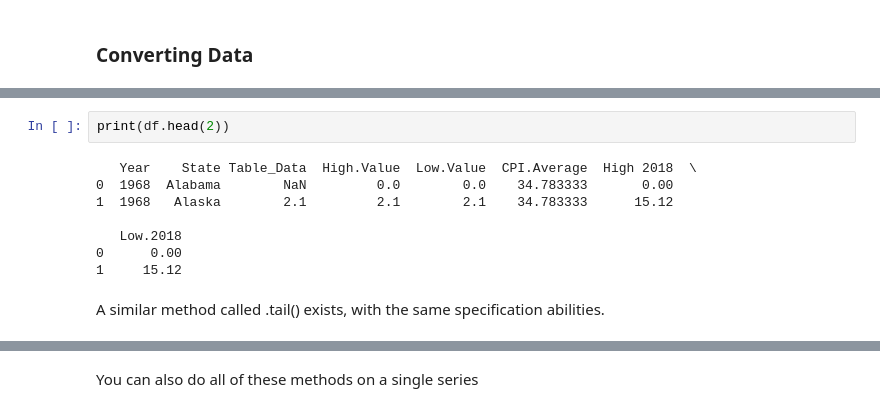
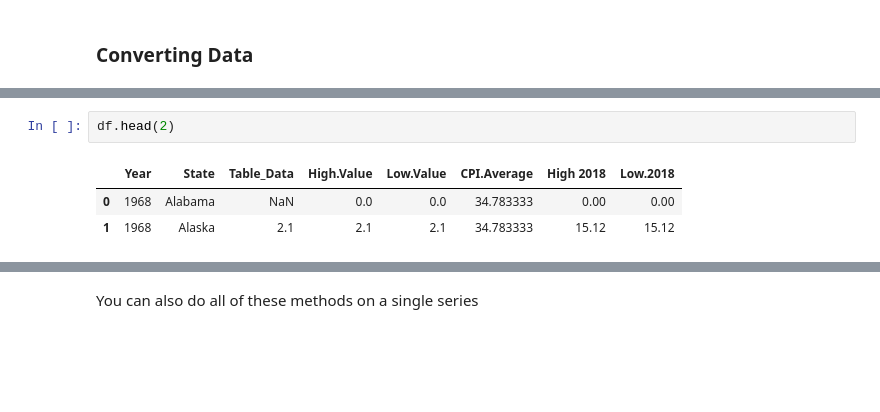
Before and after one commit to UI-Research/python-at-urban, a Jupyter notebook: content/notebooks/intro-to-pandas.ipynb, the cells around one changed output, grey strips where cells are left out. Drawn from its saved outputs; the diff is of its cells as text; blank space fills up the shorter version.

```diff
--- a/content/notebooks/pandas-guide.ipynb
+++ b/content/notebooks/intro-to-pandas.ipynb
@@ -305,12 +286,6 @@ print(df.head())
 # %%
-print(df.head(2))
+df.head(2)
 # %% [output]
-   Year    State Table_Data  High.Value  Low.Value  CPI.Average  High 2018  \
-0  1968  Alabama        NaN         0.0        0.0    34.783333       0.00
-1  1968   Alaska        2.1         2.1        2.1    34.783333      15.12
-
-   Low.2018
-0      0.00
-1     15.12
+|  | Year | State | Table_Data | High.Value | Low.Value | CPI.Average | High 2018 | Low.2018 |
+| 0 | 1968 | Alabama | NaN | 0.0 | 0.0 | 34.783333 | 0.00 | 0.00 |
+| 1 | 1968 | Alaska | 2.1 | 2.1 | 2.1 | 34.783333 | 15.12 | 15.12 |
-# %% [markdown]
-A similar method called .tail() exists, with the same specification abilities.
```
Also changed, not shown: parts of 126 cells of this notebook, 39 other files.
